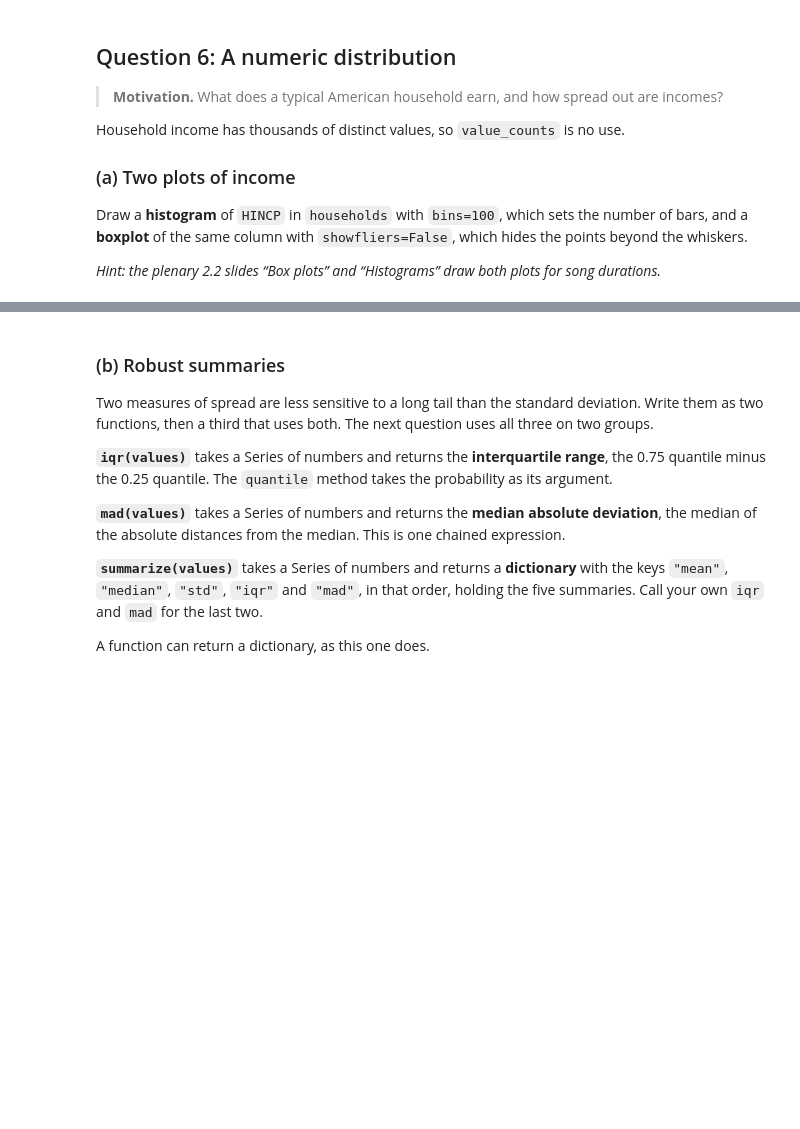
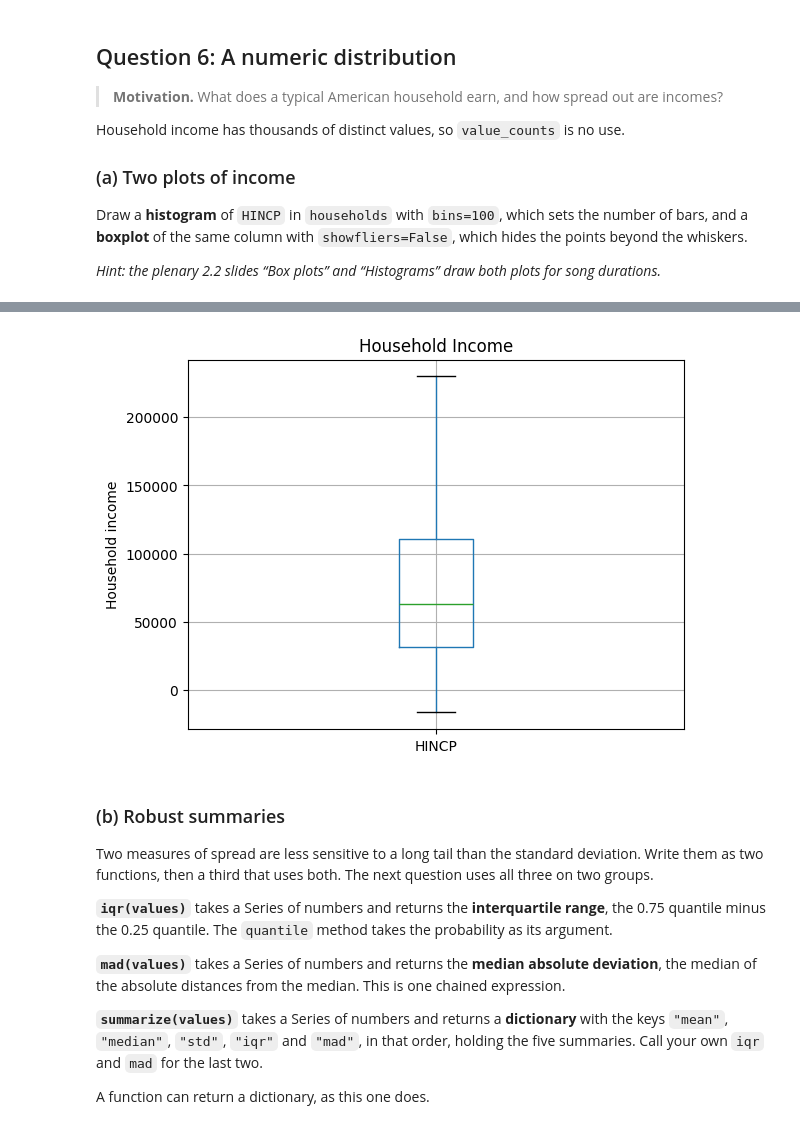
Before and after one commit to soyeonkm/datasci101, a Jupyter notebook: module2_project.ipynb, the cells around one changed output, grey strips where cells are left out. Cells and saved outputs as stored; diff of their text form; code cells hidden in the pictures; blank space fills up the shorter version.

```diff
--- a/module2_project.ipynb
+++ b/module2_project.ipynb
@@ -369,3 +508,11 @@ plots for song durations.*
+# %%
+# your code here
+households.boxplot(column="HINCP", showfliers=False)
+plt.ylabel("Household income")
+plt.title("Household Income")
+plt.show()
+# %% [output]
+[figure, added]
 # %% [markdown]
 ### (b) Robust summaries
 
```
Also changed, not shown: parts of 93 cells of this notebook.
